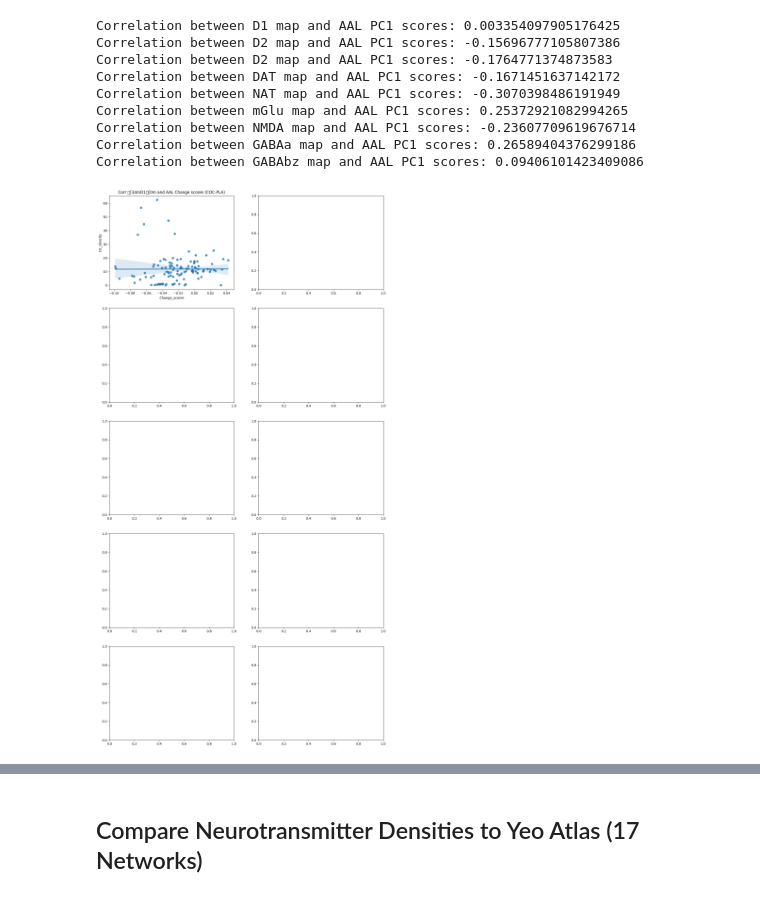
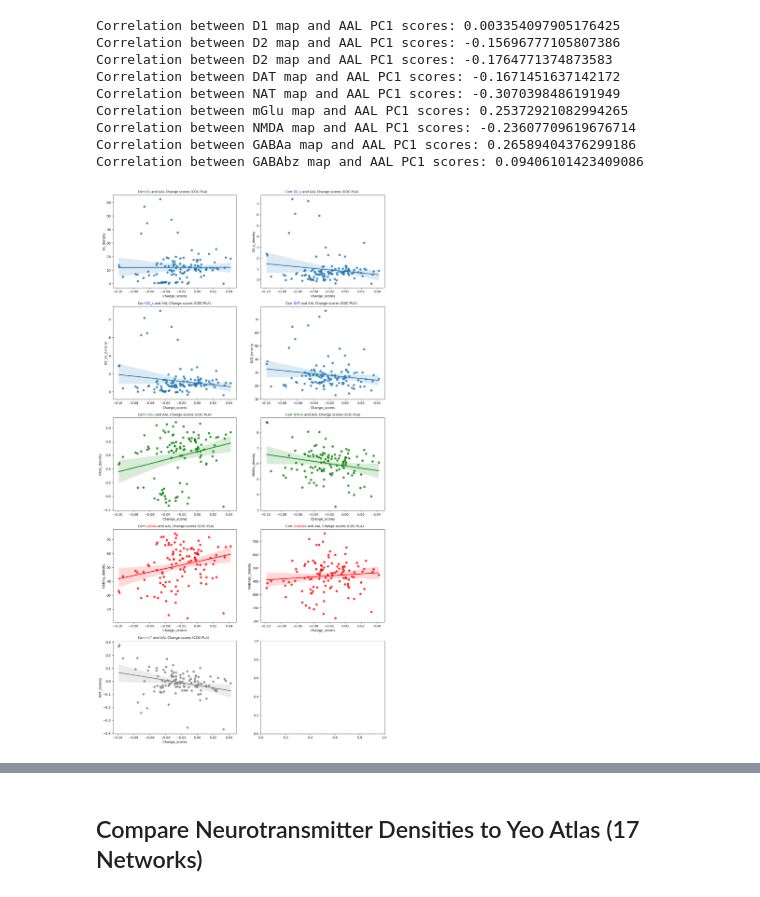
Before and after one commit to LuisA00/ResearchElective_Maastricht2023, a Jupyter notebook: ComparingAtlasesToNeurotransmittersDensities.ipynb, the cells around one changed output, grey strips where cells are left out. Drawn from its saved outputs; the diff is of its cells as text; code cells hidden in the pictures.

```diff
--- a/ComparingAtlasesToNeurotransmittersDensities.ipynb
+++ b/ComparingAtlasesToNeurotransmittersDensities.ipynb
@@ -296,41 +282,53 @@ print(f"countplot of {ital(feature)} by {ital(hue)}")
 # %%
+from flexitext import flexitext
+import matplotlib as mpl
 
-#from matplotlib import rc
-
-#rc('text',usetex=True)
-#rc('text.latex', preamble=r'\usepackage{color}')
+mpl.rcParams['figure.facecolor'] = 'w'
 
 
 all_data_AAL = np.array([Change_PC1_AA_mean_scores, D1_to_AAL_mean_scores, D2_smith_to_AAL_mean_scores, D2_sd_to_AAL_mean_scores, DAT_to_AAL_mean_scores,
                         NAT_to_AAL_mean_scores, mGlu_to_AAL_mean_scores, NMDA_to_AAL_mean_scores, GABAa_to_AAL_mean_scores, GABAbz_to_AAL_mean_scores])
 
 Neurotransmitters_AAl_scores = pd.DataFrame(data=all_data_AAL.T, columns=["Change_scores", "D1_density", "D2_s_density", "D2_sd_density", "DAT_density", "NAT_density",
                                                                           "mGlu_density", "NMDA_density", "GABAa_density", "GABAbz_density"])
 
 fig, ax = plt.subplots(5, 2, figsize=(15, 30))
 
 regplot_D1 = sns.regplot(data=Neurotransmitters_AAl_scores, x="Change_scores", y="D1_density", ax=ax[0, 0])
-#regplot_D1.set(title=f"Corr" +BLUE +" D1 "+ RESET +"and AAL Change scores(COC-PLA)")
+title1 = "Corr <color:blue>D1 </>and AAL Change scores (COC-PLA)"
+flexitext(0.2, 1.05, title1, va="top", ax=ax[0, 0])
 
-title = "Corr \033[34mD1\033[0m and AAL Change scores (COC-PLA)"
-regplot_D1.set_title(title, fontsize=12)
+regplot_D2_s = sns.regplot(data=Neurotransmitters_AAl_scores, x="Change_scores", y="D2_s_density", ax=ax[0, 1])
+title2 = "Corr <color:blue>D2_s </>and AAL Change scores (COC-PLA)"
+flexitext(0.2, 1.05, title2, va="top", ax=ax[0, 1])
 
-#regplot_D1.set_title(r'$\textcolor{black}{Corr } $' + r'$\textcolor{blue}{D1 } $' + r'$\textcolor{black}{and AAL Change scores(COC-PLA)}$')
+regplot_D2_sd = sns.regplot(data=Neurotransmitters_AAl_scores, x="Change_scores", y="D2_sd_density", ax=ax[1, 0])
+title3 = "Corr <color:blue>D2_s </>and AAL Change scores (COC-PLA)"
+flexitext(0.2, 1.05, title3, va="top", ax=ax[1, 0])
 
-#regplot_D1.set_title(label='Corr ' + r"$D1$" + ' and AAL Change scores(COC-PLA)', color=['black','b', 'black'])
-#regplot_D1.title(label='Corr ' + r"$\f{D1}$" + ' and AAL Change scores(COC-PLA)')
+regplot_DAT = sns.regplot(data=Neurotransmitters_AAl_scores, x="Change_scores", y="DAT_density", ax=ax[1, 1])
+title4 = "Corr <color:blue>DAT </>and AAL Change scores (COC-PLA)"
+flexitext(0.2, 1.05, title4, va="top", ax=ax[1, 1])
 
-#label_list = ['Corr', "D1", "and AAL Change scores(COC-PLA)"]
-#colors = ['black', 'blue', 'black']
-#regplot_D1.set_title(label_list, fontdict={'color': colors})
+regplot_mGlu = sns.regplot(data=Neurotransmitters_AAl_scores, x="Change_scores", y="mGlu_density", ax=ax[2, 0], color="green")
+title5 = "Corr <color:green>mGlu </>and AAL Change scores (COC-PLA)"
+flexitext(0.2, 1.05, title5, va="top", ax=ax[2, 0])
 
-#regplot_D1 = sns.regplot(data=Neurotransmitters_AAl_scores, x="Change_scores", y="D1_density", ax=ax[0, 0]).
+regplot_NMDA = sns.regplot(data=Neurotransmitters_AAl_scores, x="Change_scores", y="NMDA_density", ax=ax[2, 1], color="green")
+title6 = "Corr <color:green>NMDA </>and AAL Change scores (COC-PLA)"
+flexitext(0.2, 1.05, title6, va="top", ax=ax[2, 1])
 
+regplot_mGlu = sns.regplot(data=Neurotransmitters_AAl_scores, x="Change_scores", y="GABAa_density", ax=ax[3, 0], color="red")
+title7 = "Corr <color:red>GABAa </>and AAL Change scores (COC-PLA)"
+flexitext(0.2, 1.05, title7, va="top", ax=ax[3, 0])
 
-#regplot_D2_s = sns.regplot(data=Neurotransmitters_AAl_scores, x="Change_scores", y="D2_s_density", ax=ax[0, 1]).set(title='Corr D2_s and AAL Change scores(COC-PLA)')
-#regplot_D2_sd = sns.regplot(data=Neurotransmitters_AAl_scores, x="Change_scores", y="D2_sd_density", ax=ax[1, 0]).set(title='Corr D2_sd and AAL Change scores(COC-PLA)')
-#regplot_DAT = sns.regplot(data=Neurotransmitters_AAl_scores, x="Change_scores", y="DAT_density", ax=ax[1, 1]).set(title='Corr DAT and AAL Change scores(COC-PLA)')
+regplot_NMDA = sns.regplot(data=Neurotransmitters_AAl_scores, x="Change_scores", y="GABAbz_density", ax=ax[3, 1], color="red")
+title8 = "Corr <color:red>GABAbz </>and AAL Change scores (COC-PLA)"
+flexitext(0.2, 1.05, title8, va="top", ax=ax[3, 1])
 
+regplot_NAT = sns.regplot(data=Neurotransmitters_AAl_scores, x="Change_scores", y="NAT_density", ax=ax[4, 0], color="gray")
+title9 = "Corr <color:gray>NAT </>and AAL Change scores (COC-PLA)"
+flexitext(0.2, 1.05, title9, va="top", ax=ax[4, 0])
 plt.show()
 # %% [output]
-[figure, old version]
+[figure, new version]
```
Also changed, not shown: parts of 5 cells of this notebook, 1 other file.
